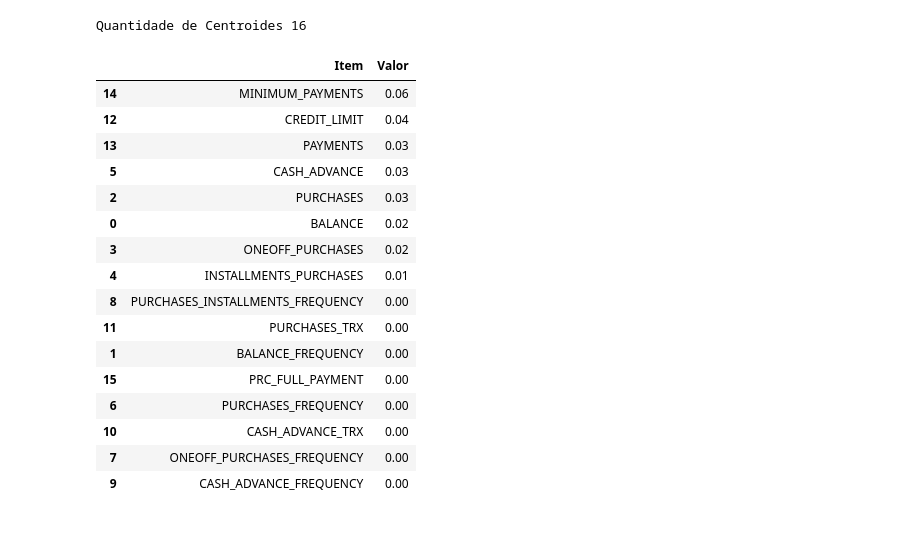
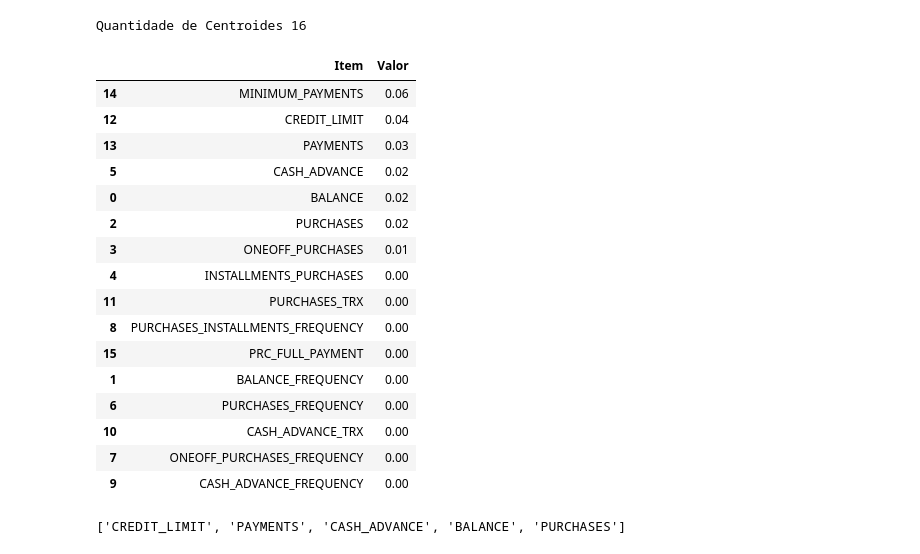
Before and after one commit to j2evaldo/padroes_com_Knn, a Jupyter notebook: knn_Extraindo_Padroes.ipynb, the cells around one changed output. Cells and saved outputs as stored; diff of their text form; code cells hidden in the pictures.

```diff
--- a/knn_Extraindo_Padroes.ipynb
+++ b/knn_Extraindo_Padroes.ipynb
@@ -161,7 +161,7 @@ Com isso, ganho tempo para fazer uma análise mais refinada ou mais aprofundada.
 # %%
 from sklearn.cluster import KMeans
 
-kmeans = KMeans(n_clusters= 10, n_init= 10, max_iter= 300)
+kmeans = KMeans(n_clusters= 5, n_init= 10, max_iter= 300)
 
 dados['cluster'] = kmeans.fit_predict(dados_normalizados)
 # %%
@@ -206,31 +201,37 @@ Quantidade de Centroides 16
 # %%
 max = len(centroides[0])
 item = []
 valor = []
 
 for i in range(max):
     item.append(dados.columns.values[i])
     valor.append(centroides[:, i].var())
 
 pd.options.display.float_format = '{:.2f}'.format
 
 resultados = pd.DataFrame({'Item':item, 'Valor': valor})
-resultados.sort_values(by= 'Valor', ascending= False)
+resultados= resultados.sort_values(by= 'Valor', ascending= False)
+resultados
 # %% [output]
 |  | Item | Valor |
 | 14 | MINIMUM_PAYMENTS | 0.06 |
 | 12 | CREDIT_LIMIT | 0.04 |
 | 13 | PAYMENTS | 0.03 |
-| 5 | CASH_ADVANCE | 0.03 |
-| 2 | PURCHASES | 0.03 |
+| 5 | CASH_ADVANCE | 0.02 |
 | 0 | BALANCE | 0.02 |
-| 3 | ONEOFF_PURCHASES | 0.02 |
-| 4 | INSTALLMENTS_PURCHASES | 0.01 |
+| 2 | PURCHASES | 0.02 |
+| 3 | ONEOFF_PURCHASES | 0.01 |
+| 4 | INSTALLMENTS_PURCHASES | 0.00 |
+| 11 | PURCHASES_TRX | 0.00 |
 | 8 | PURCHASES_INSTALLMENTS_FREQUENCY | 0.00 |
-| 11 | PURCHASES_TRX | 0.00 |
+| 15 | PRC_FULL_PAYMENT | 0.00 |
 | 1 | BALANCE_FREQUENCY | 0.00 |
-| 15 | PRC_FULL_PAYMENT | 0.00 |
 | 6 | PURCHASES_FREQUENCY | 0.00 |
 | 10 | CASH_ADVANCE_TRX | 0.00 |
 | 7 | ONEOFF_PURCHASES_FREQUENCY | 0.00 |
 | 9 | CASH_ADVANCE_FREQUENCY | 0.00 |
+# %%
+itens = resultados[1:6].head()['Item'].values.tolist()
+itens
+# %% [output]
+['CREDIT_LIMIT', 'PAYMENTS', 'CASH_ADVANCE', 'BALANCE', 'PURCHASES']
```
Also changed, not shown: parts of 5 cells of this notebook.
